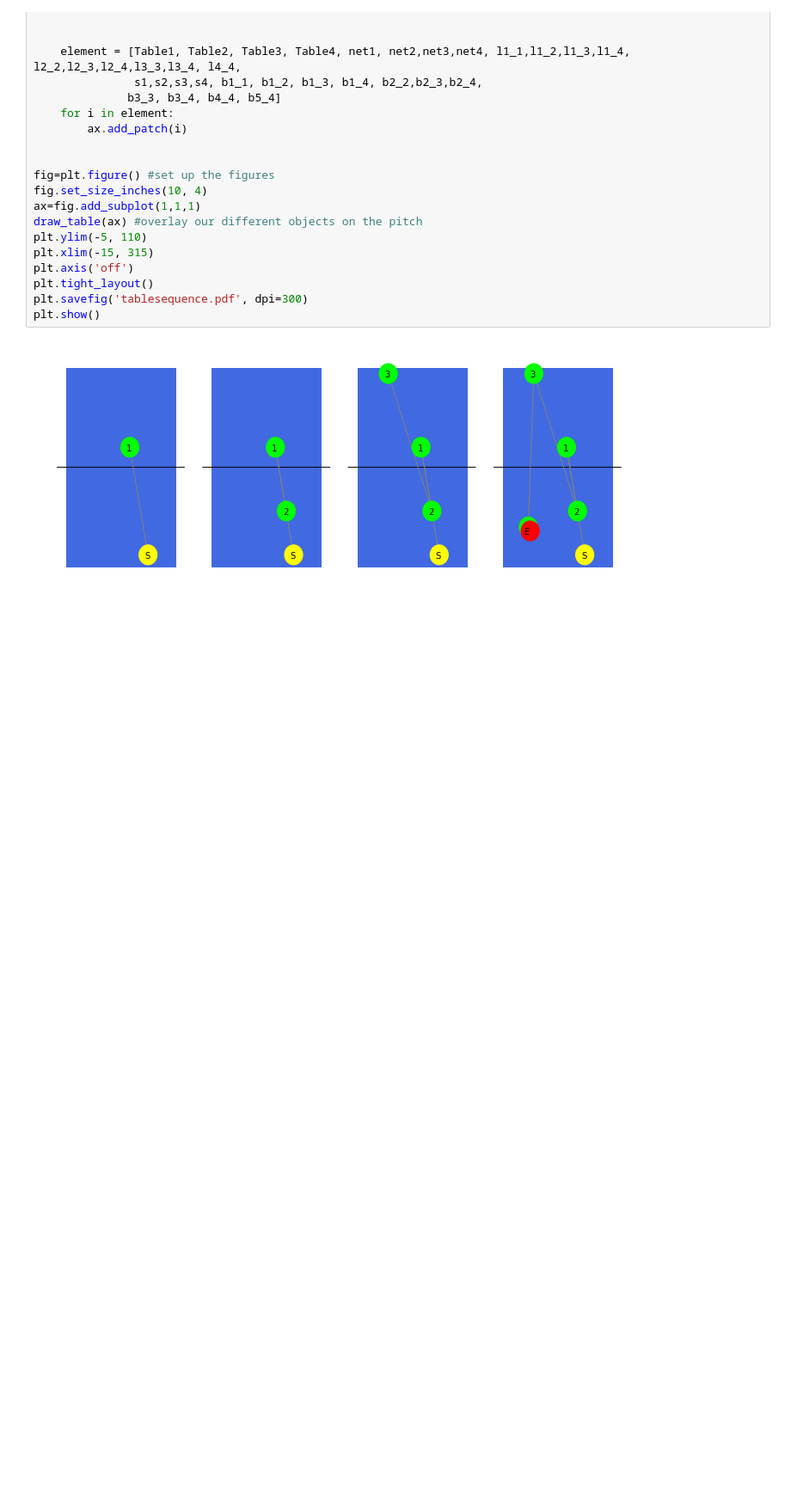
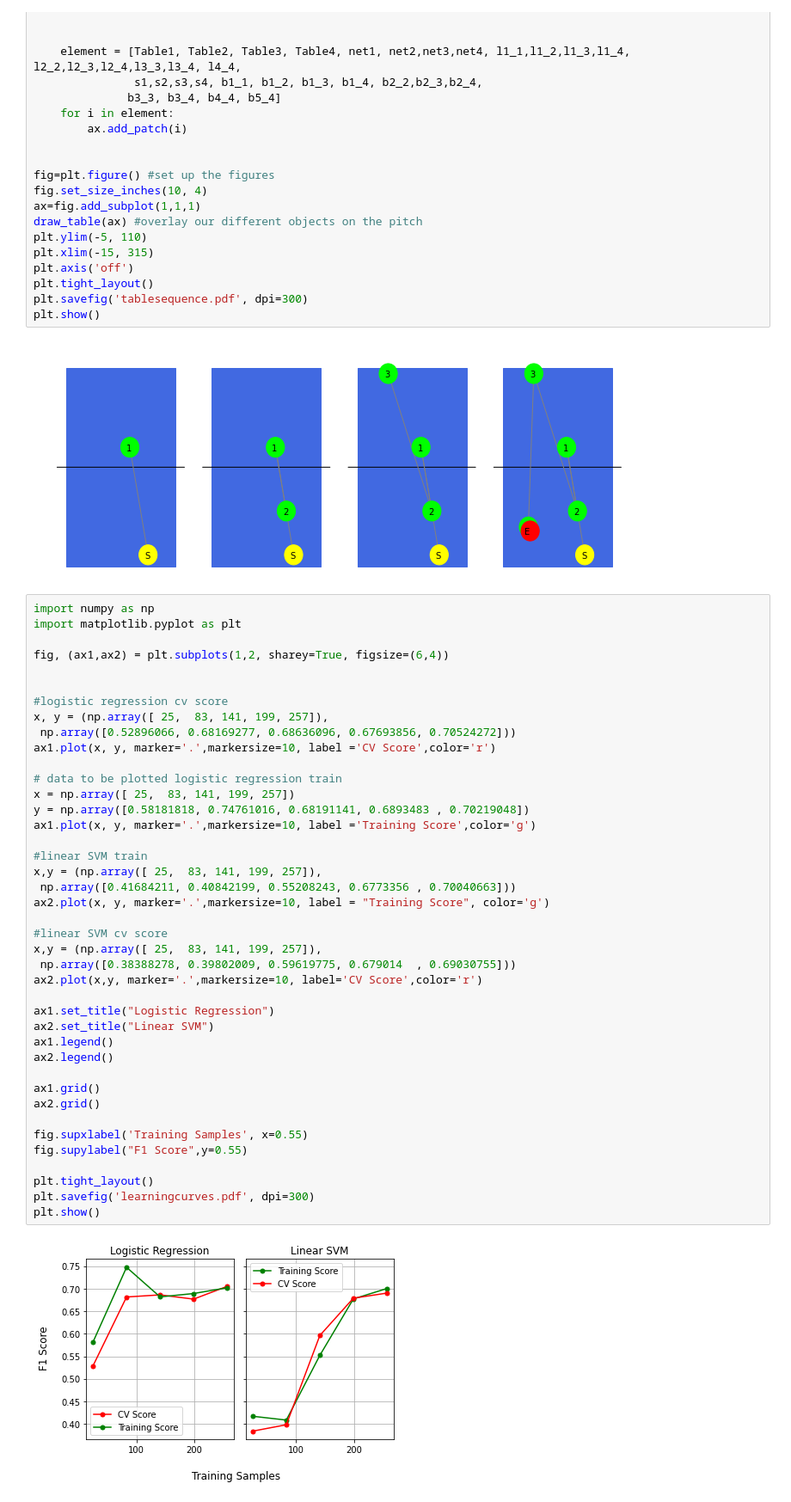
Before and after one commit to schiang28/Rouse, a Jupyter notebook: figuresandplots.ipynb, the cells around one changed output. Shown at 86% size. Cells and saved outputs as stored; diff of their text form; blank space fills up the shorter version.

Commit message:
combined learning curves

```diff
--- a/presentationcode.ipynb
+++ b/figuresandplots.ipynb
@@ -221,3 +221,46 @@ plt.savefig('tablesequence.pdf', dpi=300)
 plt.show()
 # %% [output]
 [figure]
+# %%
+import numpy as np
+import matplotlib.pyplot as plt
+
+fig, (ax1,ax2) = plt.subplots(1,2, sharey=True, figsize=(6,4))
+
+
+#logistic regression cv score
+x, y = (np.array([ 25,  83, 141, 199, 257]),
+ np.array([0.52896066, 0.68169277, 0.68636096, 0.67693856, 0.70524272]))
+ax1.plot(x, y, marker='.',markersize=10, label ='CV Score',color='r')
+
+# data to be plotted logistic regression train
+x = np.array([ 25,  83, 141, 199, 257])
+y = np.array([0.58181818, 0.74761016, 0.68191141, 0.6893483 , 0.70219048])
+ax1.plot(x, y, marker='.',markersize=10, label ='Training Score',color='g')
+
+#linear SVM train
+x,y = (np.array([ 25,  83, 141, 199, 257]),
+ np.array([0.41684211, 0.40842199, 0.55208243, 0.6773356 , 0.70040663]))
+ax2.plot(x, y, marker='.',markersize=10, label = "Training Score", color='g')
+
+#linear SVM cv score
+x,y = (np.array([ 25,  83, 141, 199, 257]),
+ np.array([0.38388278, 0.39802009, 0.59619775, 0.679014  , 0.69030755]))
+ax2.plot(x,y, marker='.',markersize=10, label='CV Score',color='r')
+
+ax1.set_title("Logistic Regression")
+ax2.set_title("Linear SVM")
+ax1.legend()
+ax2.legend()
+
+ax1.grid()
+ax2.grid()
+
+fig.supxlabel('Training Samples', x=0.55)
+fig.supylabel("F1 Score",y=0.55)
+
+plt.tight_layout()
+plt.savefig('learningcurves.pdf', dpi=300)
+plt.show()
+# %% [output]
+[figure, added]
```
Also changed, not shown: 6 other files.
